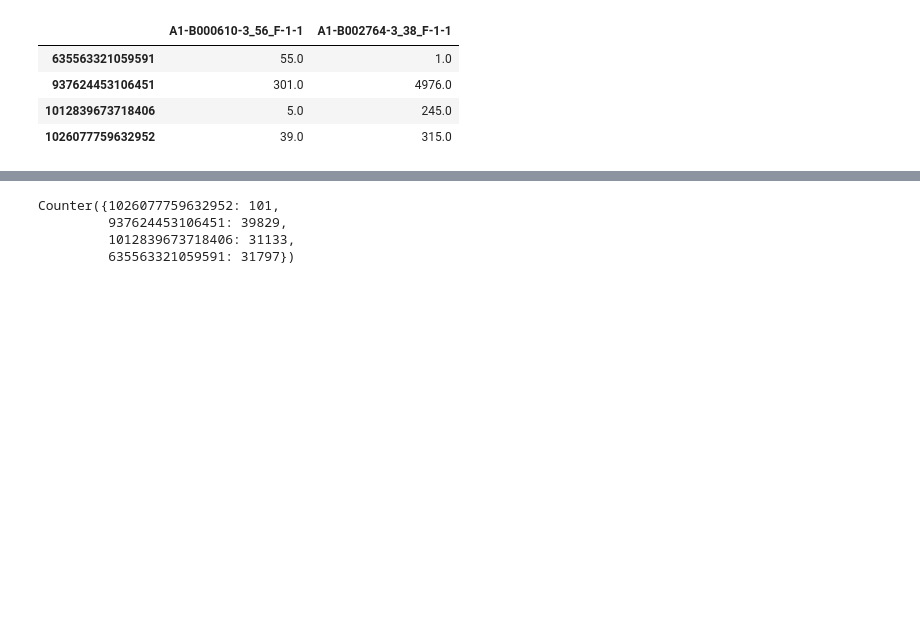
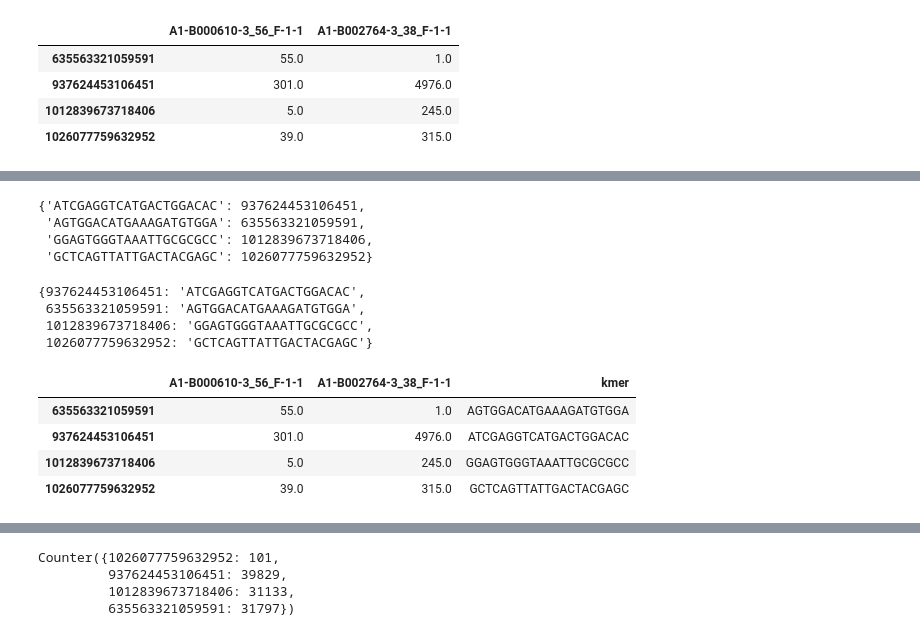
Before and after one commit to czbiohub/kh-analysis, a Jupyter notebook: notebooks/bladder_get_sequences_with_hashes.ipynb, the cells around one changed output, grey strips where cells are left out. Saved outputs shown, nothing was run; the diff lists cells and outputs as text; code cells hidden in the pictures; blank space fills up the shorter version.

Commit message:
Add notebooks for finding bladder hashes

```diff
--- a/notebooks/bladder_get_sequences_with_hashes.ipynb
+++ b/notebooks/bladder_get_sequences_with_hashes.ipynb
@@ -447,0 +499,23 @@ Wall time: 8min 44s
+# %%
+kmers_to_hashes
+# %% [output]
+{'ATCGAGGTCATGACTGGACAC': 937624453106451,
+ 'AGTGGACATGAAAGATGTGGA': 635563321059591,
+ 'GGAGTGGGTAAATTGCGCGCC': 1012839673718406,
+ 'GCTCAGTTATTGACTACGAGC': 1026077759632952}
+# %%
+hashes_to_kmers = {v: k for k, v in kmers_to_hashes.items()}
+hashes_to_kmers
+# %% [output]
+{937624453106451: 'ATCGAGGTCATGACTGGACAC',
+ 635563321059591: 'AGTGGACATGAAAGATGTGGA',
+ 1012839673718406: 'GGAGTGGGTAAATTGCGCGCC',
+ 1026077759632952: 'GCTCAGTTATTGACTACGAGC'}
+# %%
+hashes_of_interest
+# %% [output]
+|  | A1-B000610-3_56_F-1-1 | A1-B002764-3_38_F-1-1 | kmer |
+| 635563321059591 | 55.0 | 1.0 | AGTGGACATGAAAGATGTGGA |
+| 937624453106451 | 301.0 | 4976.0 | ATCGAGGTCATGACTGGACAC |
+| 1012839673718406 | 5.0 | 245.0 | GGAGTGGGTAAATTGCGCGCC |
+| 1026077759632952 | 39.0 | 315.0 | GCTCAGTTATTGACTACGAGC |
```
Also changed, not shown: parts of 15 cells of this notebook, 2 other files.
